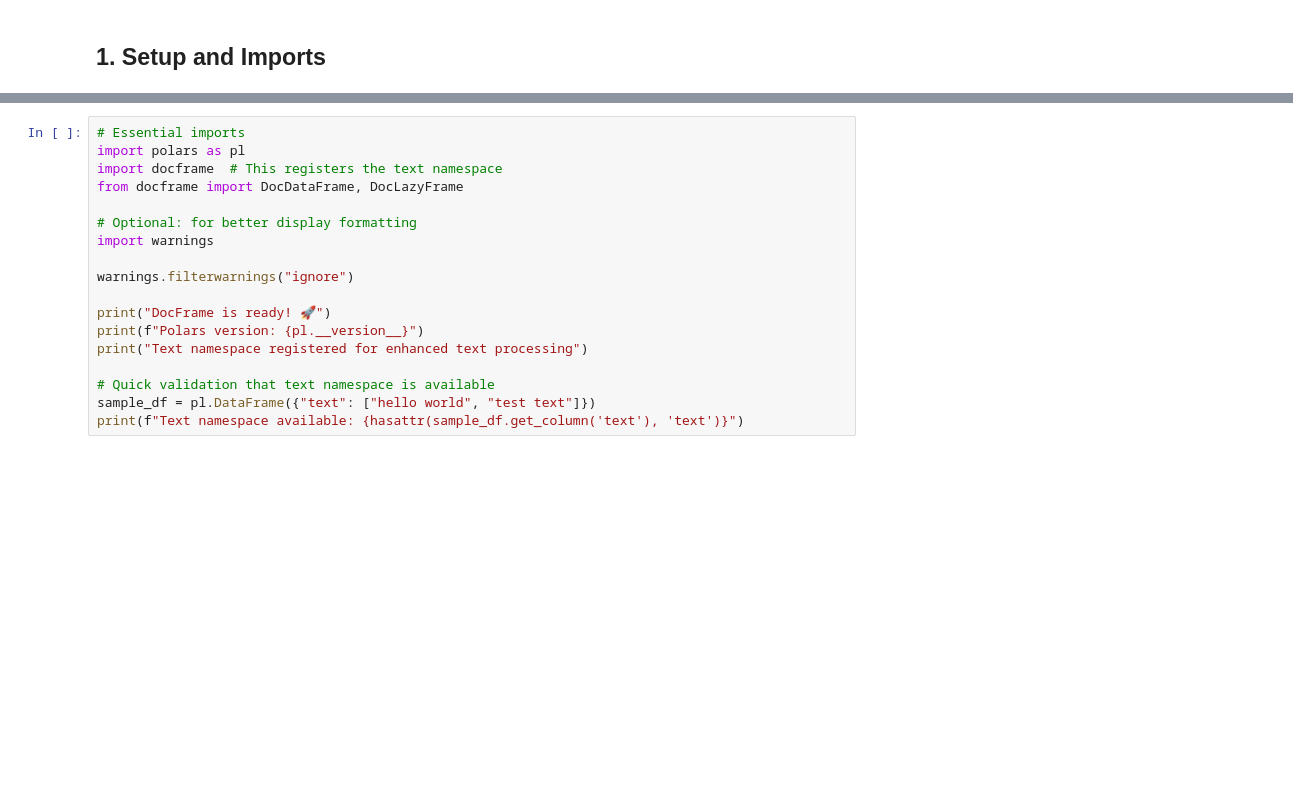
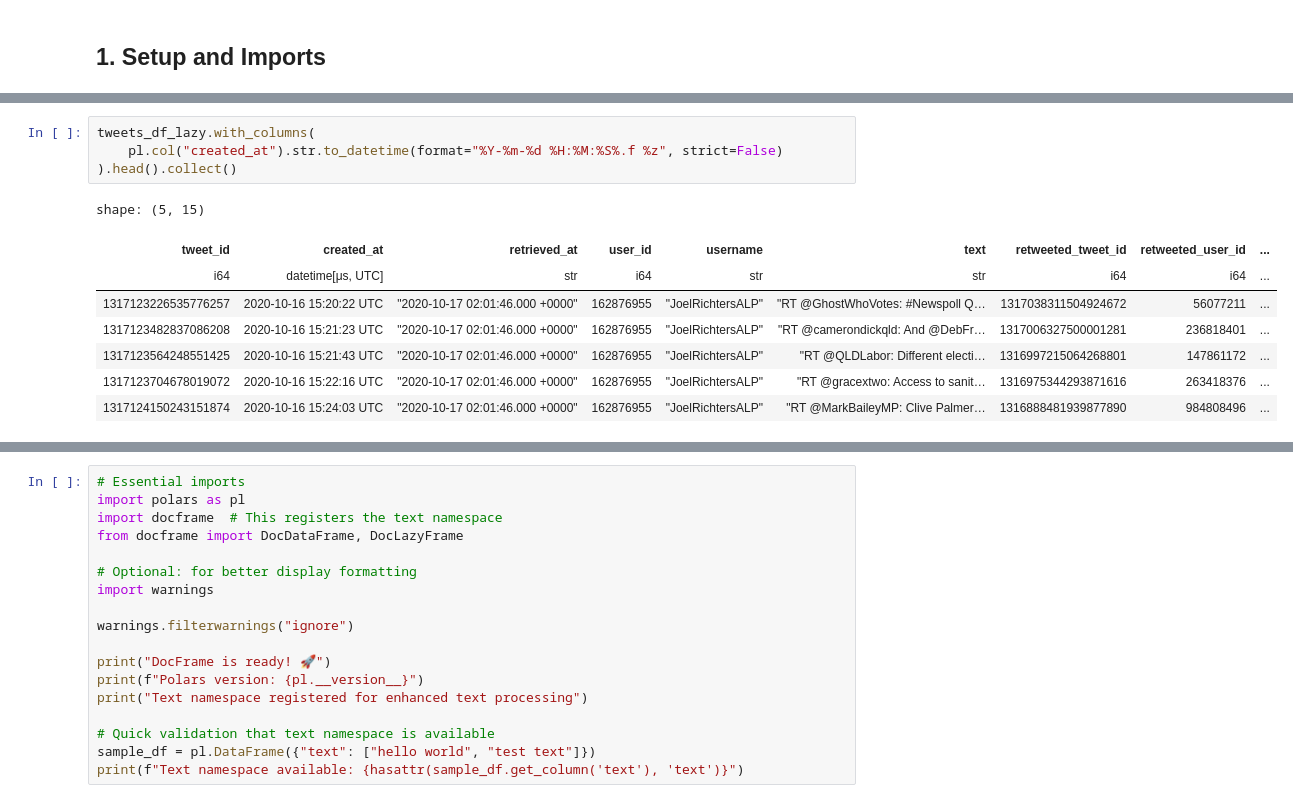
Before and after one commit to Australian-Text-Analytics-Platform/docframe, a Jupyter notebook: examples/demo.ipynb, the cells around one changed output, grey strips where cells are left out. Drawn from its saved outputs; the diff is of its cells as text; blank space fills up the shorter version.

```diff
--- a/examples/demo.ipynb
+++ b/examples/demo.ipynb
@@ -31,0 +44,13 @@ NameError: name 'tweets_df' is not defined
+# %%
+tweets_df_lazy.with_columns(
+    pl.col("created_at").str.to_datetime(format="%Y-%m-%d %H:%M:%S%.f %z", strict=False)
+).head().collect()
+# %% [output]
+shape: (5, 15)
+| tweet_id | created_at | retrieved_at | user_id | username | text | retweeted_tweet_id | retweeted_user_id | ... |
+| i64 | datetime[μs, UTC] | str | i64 | str | str | i64 | i64 | ... |
+| 1317123226535776257 | 2020-10-16 15:20:22 UTC | "2020-10-17 02:01:46.000 +0000" | 162876955 | "JoelRichtersALP" | "RT @GhostWhoVotes: #Newspoll Q… | 1317038311504924672 | 56077211 | ... |
+| 1317123482837086208 | 2020-10-16 15:21:23 UTC | "2020-10-17 02:01:46.000 +0000" | 162876955 | "JoelRichtersALP" | "RT @camerondickqld: And @DebFr… | 1317006327500001281 | 236818401 | ... |
+| 1317123564248551425 | 2020-10-16 15:21:43 UTC | "2020-10-17 02:01:46.000 +0000" | 162876955 | "JoelRichtersALP" | "RT @QLDLabor: Different electi… | 1316997215064268801 | 147861172 | ... |
+| 1317123704678019072 | 2020-10-16 15:22:16 UTC | "2020-10-17 02:01:46.000 +0000" | 162876955 | "JoelRichtersALP" | "RT @gracextwo: Access to sanit… | 1316975344293871616 | 263418376 | ... |
+| 1317124150243151874 | 2020-10-16 15:24:03 UTC | "2020-10-17 02:01:46.000 +0000" | 162876955 | "JoelRichtersALP" | "RT @MarkBaileyMP: Clive Palmer… | 1316888481939877890 | 984808496 | ... |
```
Also changed, not shown: parts of 6 cells of this notebook, 1 other file.
